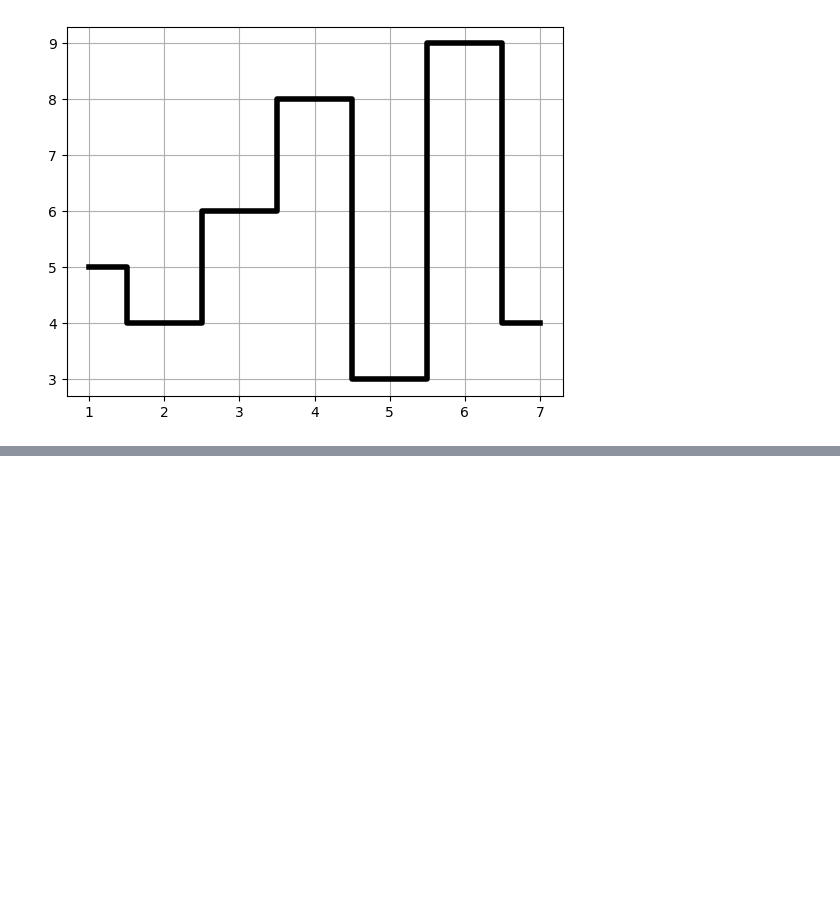
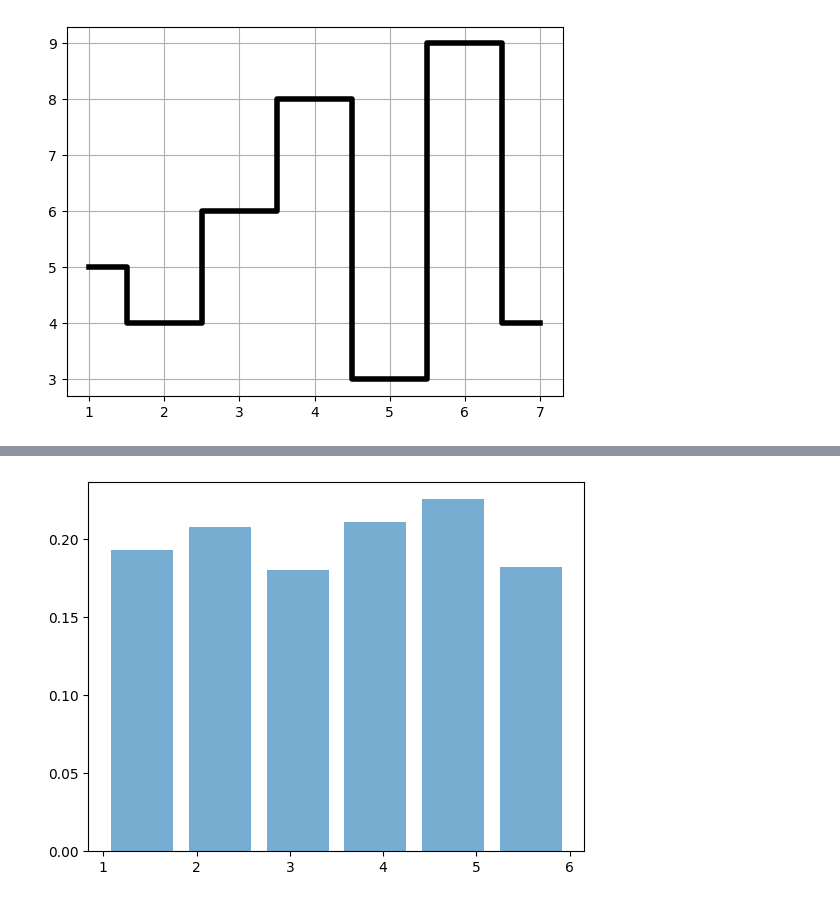
Before and after one commit to ARYANPATEL-BIT/learn-Pandas, a Jupyter notebook: matlotlibi_1.ipynb, the cells around one changed output, grey strips where cells are left out. Drawn from its saved outputs; the diff is of its cells as text; code cells hidden in the pictures; blank space fills up the shorter version.

```diff
--- a/matlotlibi_1.ipynb
+++ b/matlotlibi_1.ipynb
@@ -217,3 +217,6 @@ plt.grid(True)
 plt.show()
 # %% [output]
 [figure]
+# %%
+d = np.random.randint(1,7,size=1000)
+d
@@ -219,0 +241,5 @@ plt.show()
+# %%
+plt.hist( d, bins = 6, density = True, alpha = 0.6, rwidth = 0.8)
+plt.show()
+# %% [output]
+[figure, added]
```
Also changed, not shown: parts of 1 cell of this notebook, 1 other file.
